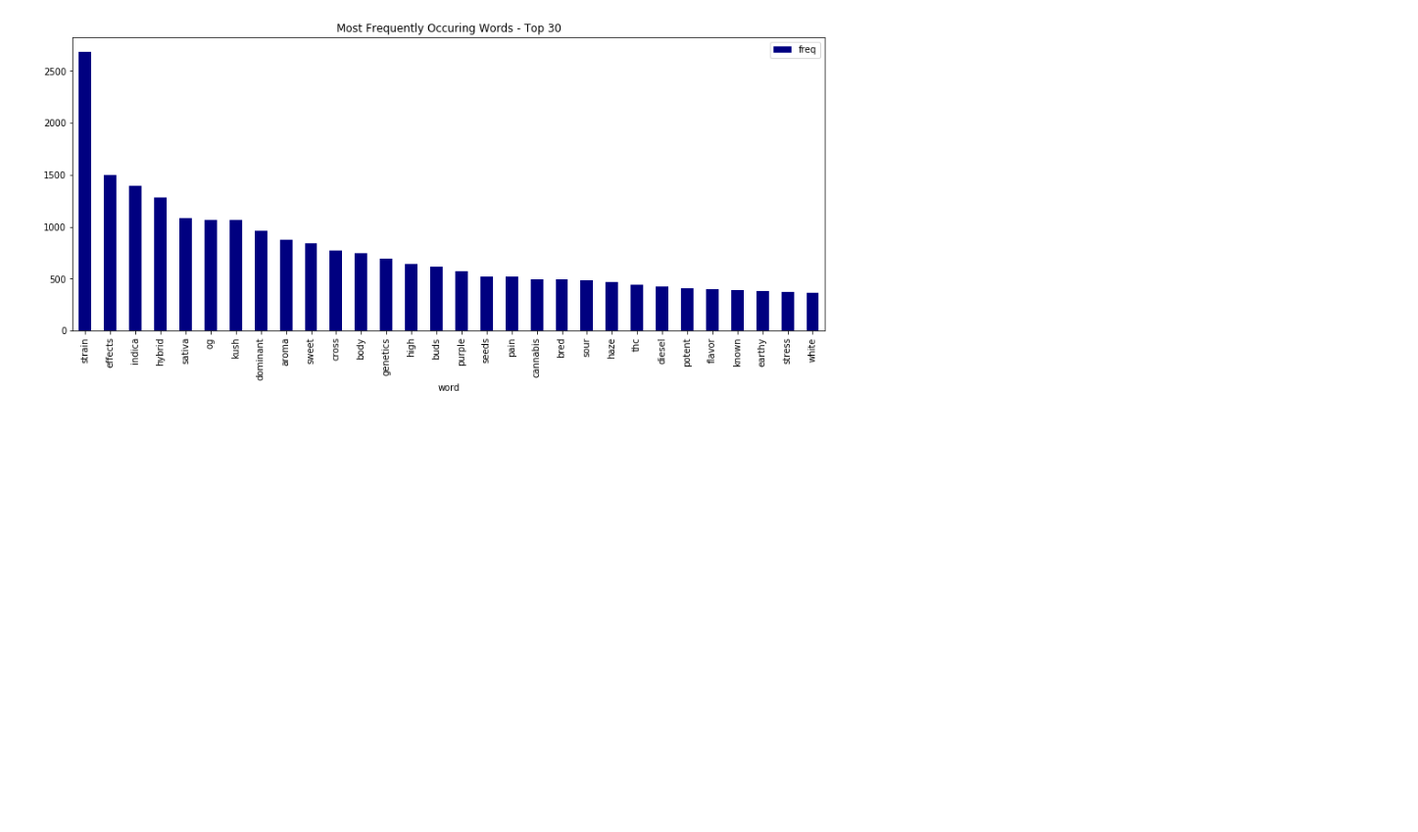
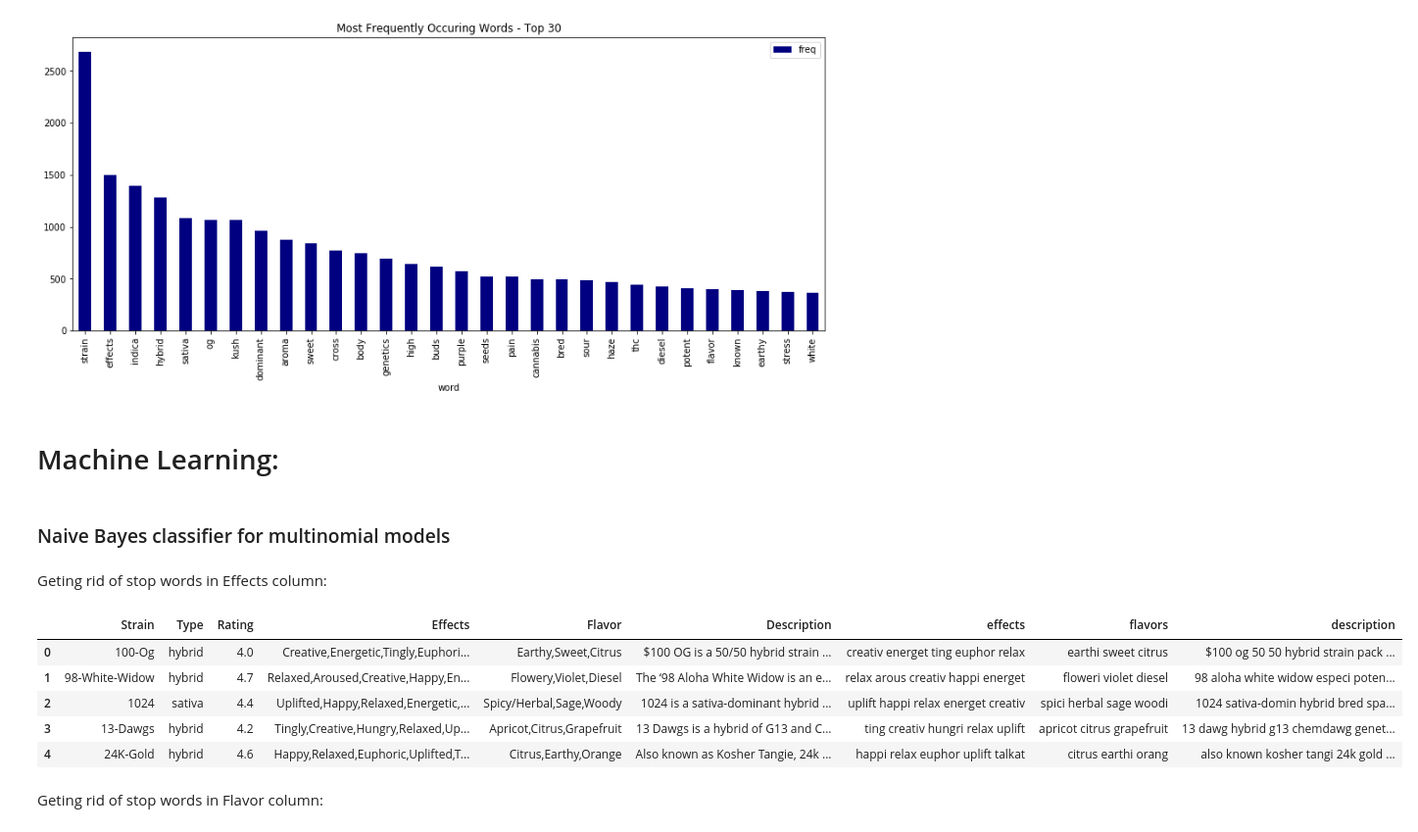
Before and after one commit to kavehamini/Cannabis_Project, a Jupyter notebook: Cannabis NLP.ipynb, the cells around one changed output. Shown: that part at 98% size. Saved outputs shown, nothing was run; the diff lists cells and outputs as text; code cells hidden in the pictures; blank space fills up the shorter version.

```diff
--- a/Cannabis NLP.ipynb
+++ b/Cannabis NLP.ipynb
@@ -89,3 +89,71 @@ plt.show()
 # %%
 #removing rows containing nan values
 mldf = df.dropna()
+# %% [markdown]
+# Machine Learning:
+# %% [markdown]
+### Naive Bayes classifier for multinomial models
+# %% [markdown]
+Geting rid of stop words in Effects column:
+# %%
+stop_words = set(nltk.corpus.stopwords.words('english'))
+sno = nltk.stem.SnowballStemmer('english')
+
+def cleanpunc(sentence):
+    cleaned = re.sub(r"[?|!|\'|\"|#]", r" ",sentence)
+    cleaned =  re.sub(r"[.|,|)|(|\|/]",r" ",cleaned)
+    return cleaned.lower()
+
+sentences = mldf['Effects'].values
+effects = []
+for sent in sentences:
+    cleaned_sent = cleanpunc(sent)
+    sent_arr = cleaned_sent.split()
+    output_sent = ''
+    for word in sent_arr:
+        if word not in stop_words:
+            stemmed_word = sno.stem(word)
+            output_sent = output_sent + ' ' + stemmed_word
+    effects.append(output_sent)
+
+effects_text = pd.DataFrame({'effects': effects})
+
+
+sentences1 = mldf['Flavor'].values
+flavors = []
+for sent1 in sentences1:
+    cleaned_sent = cleanpunc(sent1)
+    sent_arr = cleaned_sent.split()
+    output_sent = ''
+    for word in sent_arr:
+        if word not in stop_words:
+            stemmed_word = sno.stem(word)
+            output_sent = output_sent + ' ' + stemmed_word
+    flavors.append(output_sent)
+
+flavors_text = pd.DataFrame({'flavors': flavors})
+
+sentences2 = mldf['Description'].values
+description = []
+for sent2 in sentences2:
+    cleaned_sent = cleanpunc(sent2)
+    sent_arr = cleaned_sent.split()
+    output_sent = ''
+    for word in sent_arr:
+        if word not in stop_words:
+            stemmed_word = sno.stem(word)
+            output_sent = output_sent + ' ' + stemmed_word
+    description.append(output_sent)
+
+description_text = pd.DataFrame({'description': description})
+mldf = pd.concat([mldf,effects_text,flavors_text,description_text], axis=1)
+mldf.head()
+# %% [output]
+|  | Strain | Type | Rating | Effects | Flavor | Description | effects | flavors | description |
+| 0 | 100-Og | hybrid | 4.0 | Creative,Energetic,Tingly,Euphori... | Earthy,Sweet,Citrus | $100 OG is a 50/50 hybrid strain ... | creativ energet ting euphor relax | earthi sweet citrus | $100 og 50 50 hybrid strain pack ... |
+| 1 | 98-White-Widow | hybrid | 4.7 | Relaxed,Aroused,Creative,Happy,En... | Flowery,Violet,Diesel | The ‘98 Aloha White Widow is an e... | relax arous creativ happi energet | floweri violet diesel | 98 aloha white widow especi poten... |
+| 2 | 1024 | sativa | 4.4 | Uplifted,Happy,Relaxed,Energetic,... | Spicy/Herbal,Sage,Woody | 1024 is a sativa-dominant hybrid ... | uplift happi relax energet creativ | spici herbal sage woodi | 1024 sativa-domin hybrid bred spa... |
+| 3 | 13-Dawgs | hybrid | 4.2 | Tingly,Creative,Hungry,Relaxed,Up... | Apricot,Citrus,Grapefruit | 13 Dawgs is a hybrid of G13 and C... | ting creativ hungri relax uplift | apricot citrus grapefruit | 13 dawg hybrid g13 chemdawg genet... |
+| 4 | 24K-Gold | hybrid | 4.6 | Happy,Relaxed,Euphoric,Uplifted,T... | Citrus,Earthy,Orange | Also known as Kosher Tangie, 24k ... | happi relax euphor uplift talkat | citrus earthi orang | also known kosher tangi 24k gold ... |
+# %% [markdown]
+Geting rid of stop words in Flavor column:
```
